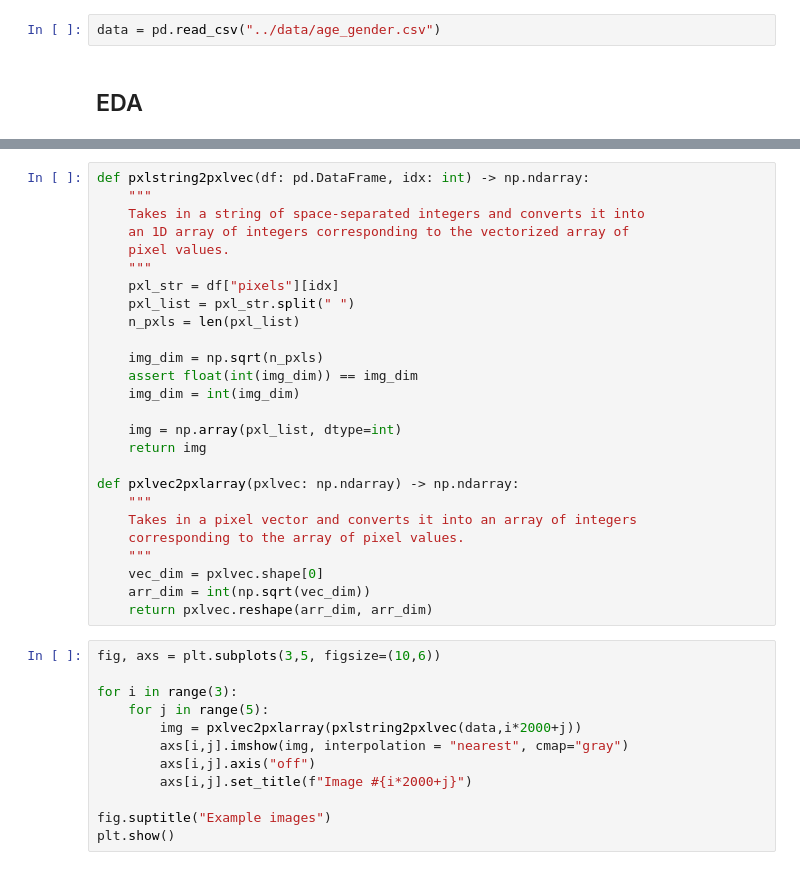
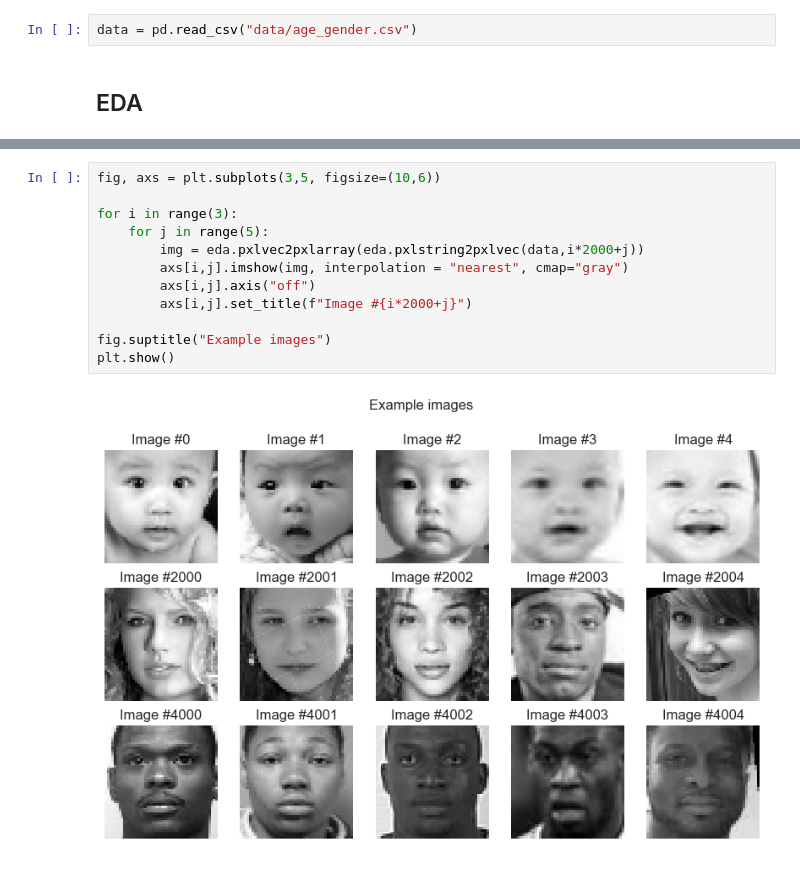
Before and after one commit to miknab/fair-image-classifier, a Jupyter notebook: fc_eda.ipynb, the cells around one changed output, grey strips where cells are left out. Saved outputs shown, nothing was run; the diff lists cells and outputs as text.

```diff
--- a/fc_eda.ipynb
+++ b/fc_eda.ipynb
@@ -10,7 +14,7 @@ import matplotlib.pyplot as plt
 # %% [markdown]
 ## Load data
 # %%
-data = pd.read_csv("../data/age_gender.csv")
+data = pd.read_csv("data/age_gender.csv")
 # %% [markdown]
 ## EDA
 # %%
@@ -47,38 +75,14 @@ plt.show()
-# %%
-def pxlstring2pxlvec(df: pd.DataFrame, idx: int) -> np.ndarray:
-    """
-    Takes in a string of space-separated integers and converts it into
-    an 1D array of integers corresponding to the vectorized array of
-    pixel values.
-    """
-    pxl_str = df["pixels"][idx]
-    pxl_list = pxl_str.split(" ")
-    n_pxls = len(pxl_list)
-
-    img_dim = np.sqrt(n_pxls)
-    assert float(int(img_dim)) == img_dim
-    img_dim = int(img_dim)
-
-    img = np.array(pxl_list, dtype=int)
-    return img
-
-def pxlvec2pxlarray(pxlvec: np.ndarray) -> np.ndarray:
-    """
-    Takes in a pixel vector and converts it into an array of integers
-    corresponding to the array of pixel values.
-    """
-    vec_dim = pxlvec.shape[0]
-    arr_dim = int(np.sqrt(vec_dim))
-    return pxlvec.reshape(arr_dim, arr_dim)
 # %%
 fig, axs = plt.subplots(3,5, figsize=(10,6))
 
 for i in range(3):
     for j in range(5):
-        img = pxlvec2pxlarray(pxlstring2pxlvec(data,i*2000+j))
+        img = eda.pxlvec2pxlarray(eda.pxlstring2pxlvec(data,i*2000+j))
         axs[i,j].imshow(img, interpolation = "nearest", cmap="gray")
         axs[i,j].axis("off")
         axs[i,j].set_title(f"Image #{i*2000+j}")
 
 fig.suptitle("Example images")
 plt.show()
+# %% [output]
+[figure, added]
```
Also changed, not shown: parts of 5 cells of this notebook.
